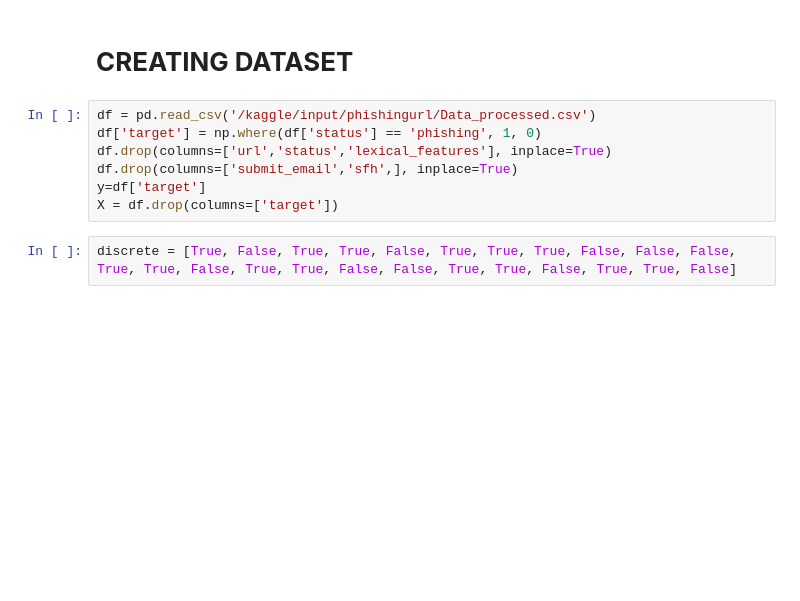
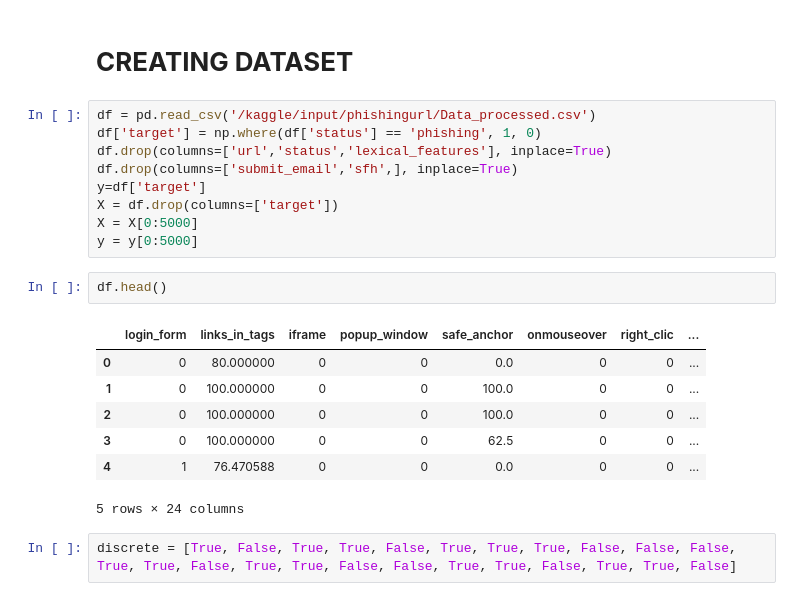
Before and after one commit to mit-riya/Phishing-URL-Detection, a Jupyter notebook: decision-trees.ipynb, the cells around one changed output. Cells and saved outputs as stored; diff of their text form; blank space fills up the shorter version.

```diff
--- a/decision-trees.ipynb
+++ b/decision-trees.ipynb
@@ -29,6 +29,18 @@ df.drop(columns=['url','status','lexical_features'], inplace=True)
 df.drop(columns=['submit_email','sfh',], inplace=True)
 y=df['target']
 X = df.drop(columns=['target'])
+X = X[0:5000]
+y = y[0:5000]
+# %%
+df.head()
+# %% [output]
+|  | login_form | links_in_tags | iframe | popup_window | safe_anchor | onmouseover | right_clic | ... |
+| 0 | 0 | 80.000000 | 0 | 0 | 0.0 | 0 | 0 | ... |
+| 1 | 0 | 100.000000 | 0 | 0 | 100.0 | 0 | 0 | ... |
+| 2 | 0 | 100.000000 | 0 | 0 | 100.0 | 0 | 0 | ... |
+| 3 | 0 | 100.000000 | 0 | 0 | 62.5 | 0 | 0 | ... |
+| 4 | 1 | 76.470588 | 0 | 0 | 0.0 | 0 | 0 | ... |
+5 rows × 24 columns
 # %%
 discrete = [True, False, True, True, False, True, True, True, False, False, False, True, True, False, True, True, False, False, True, True, False, True, True, False]
 # %%
```
Also changed, not shown: parts of 17 cells of this notebook.
